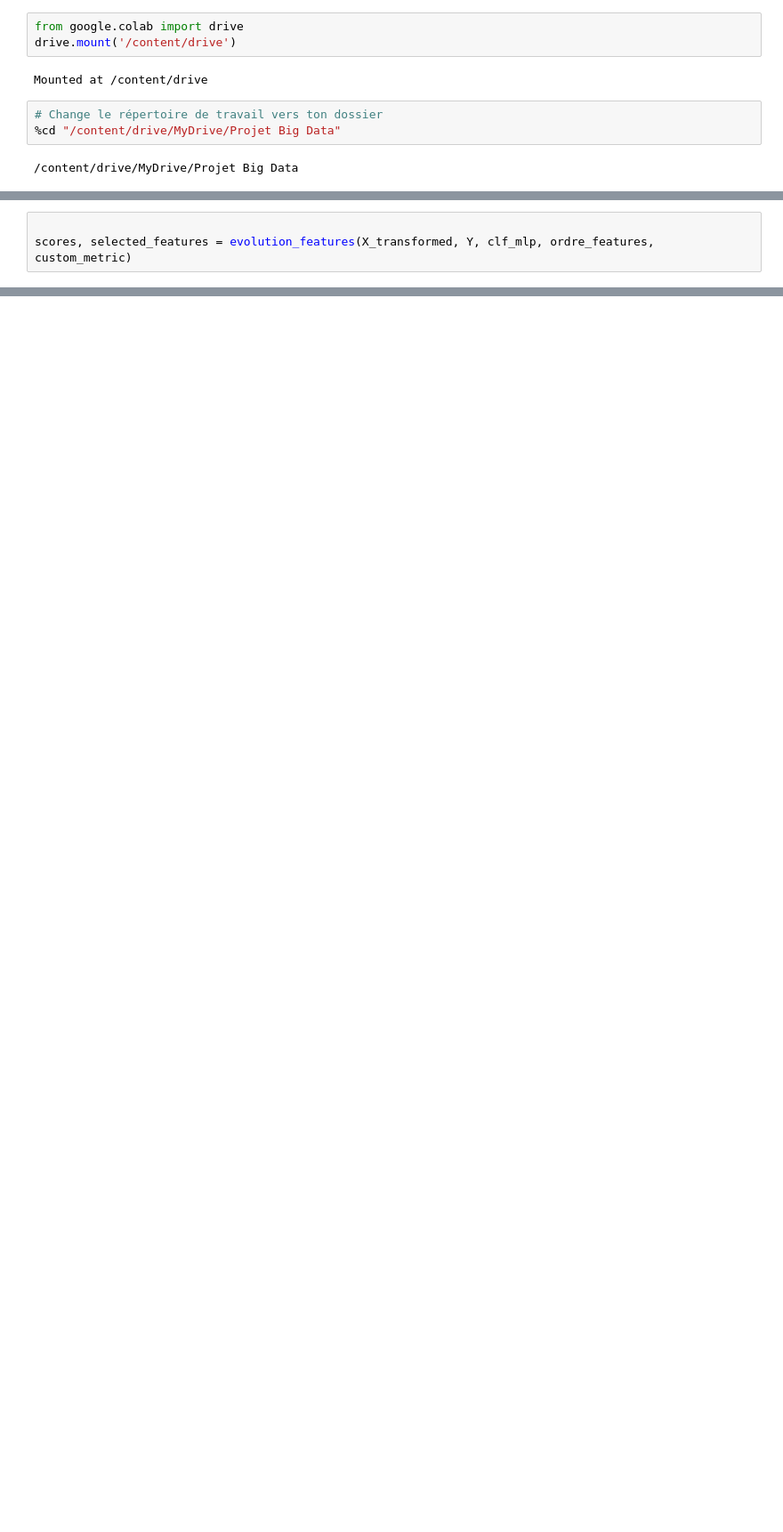
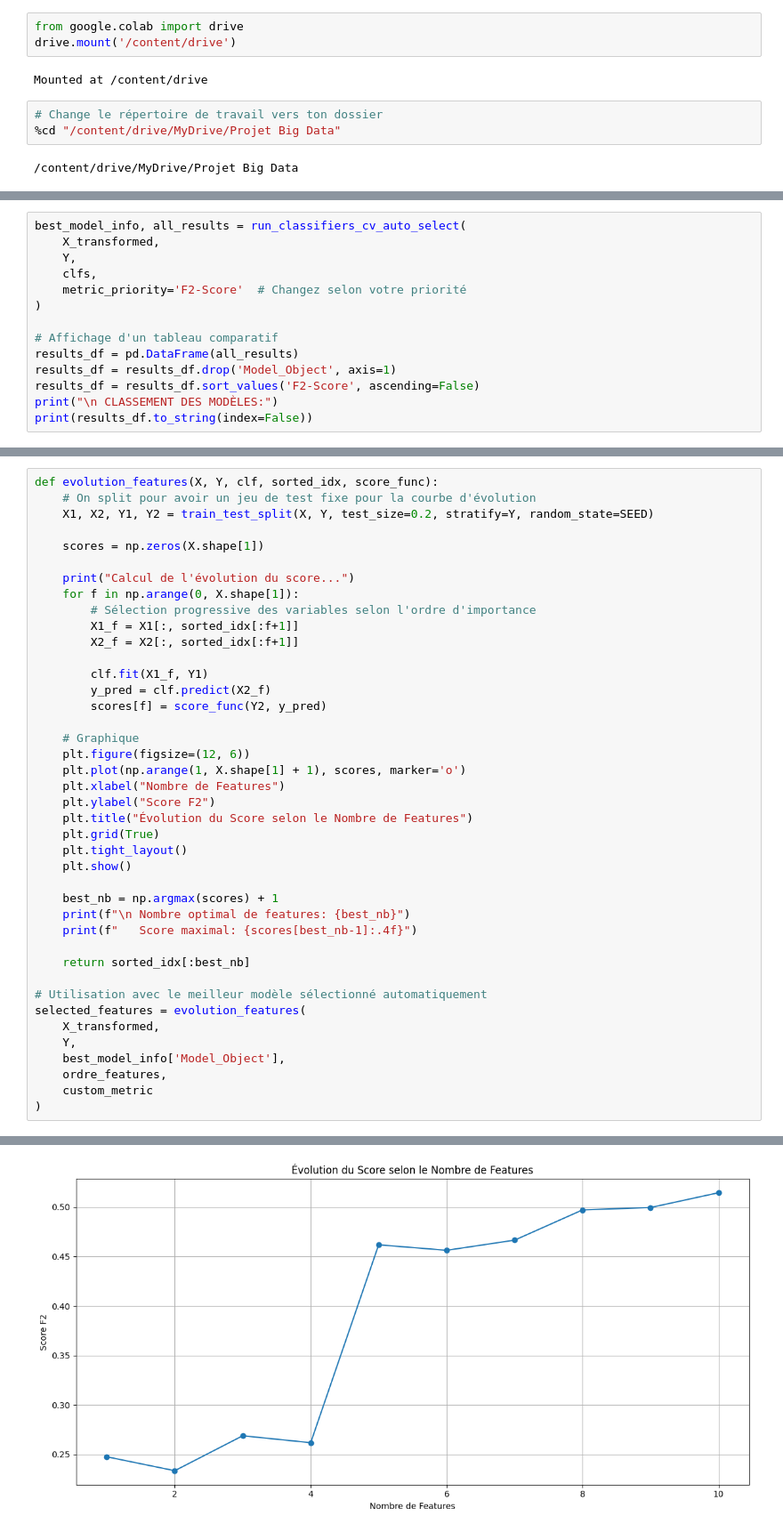
Before and after one commit to alimhtnour/Churn-Modelling, a Jupyter notebook: Moldel_predicted.ipynb, the cells around one changed output, grey strips where cells are left out. Shown at 89% size. Saved outputs shown, nothing was run; the diff lists cells and outputs as text; blank space fills up the shorter version.

```diff
--- a/Moldel_predicted.ipynb
+++ b/Moldel_predicted.ipynb
@@ -277,3 +10,0 @@ clf_mlp = MLPClassifier(hidden_layer_sizes=(20, 10), random_state=SEED, max_iter
-# %%
-
-scores, selected_features = evolution_features(X_transformed, Y, clf_mlp, ordre_features, custom_metric)
@@ -641,0 +160,14 @@ Tous les artefacts de la pipeline ont été sauvegardés.
+# %%
+best_model_info, all_results = run_classifiers_cv_auto_select(
+    X_transformed,
+    Y,
+    clfs,
+    metric_priority='F2-Score'  # Changez selon votre priorité
+)
+
+# Affichage d'un tableau comparatif
+results_df = pd.DataFrame(all_results)
+results_df = results_df.drop('Model_Object', axis=1)
+results_df = results_df.sort_values('F2-Score', ascending=False)
+print("\n CLASSEMENT DES MODÈLES:")
+print(results_df.to_string(index=False))
@@ -641,0 +225,42 @@ Tous les artefacts de la pipeline ont été sauvegardés.
+# %%
+def evolution_features(X, Y, clf, sorted_idx, score_func):
+    # On split pour avoir un jeu de test fixe pour la courbe d'évolution
+    X1, X2, Y1, Y2 = train_test_split(X, Y, test_size=0.2, stratify=Y, random_state=SEED)
+
+    scores = np.zeros(X.shape[1])
+
+    print("Calcul de l'évolution du score...")
+    for f in np.arange(0, X.shape[1]):
+        # Sélection progressive des variables selon l'ordre d'importance
+        X1_f = X1[:, sorted_idx[:f+1]]
+        X2_f = X2[:, sorted_idx[:f+1]]
+
+        clf.fit(X1_f, Y1)
+        y_pred = clf.predict(X2_f)
+        scores[f] = score_func(Y2, y_pred)
+
+    # Graphique
+    plt.figure(figsize=(12, 6))
+    plt.plot(np.arange(1, X.shape[1] + 1), scores, marker='o')
+    plt.xlabel("Nombre de Features")
+    plt.ylabel("Score F2")
+    plt.title("Évolution du Score selon le Nombre de Features")
+    plt.grid(True)
+    plt.tight_layout()
+    plt.show()
+
+    best_nb = np.argmax(scores) + 1
+    print(f"\n Nombre optimal de features: {best_nb}")
+    print(f"   Score maximal: {scores[best_nb-1]:.4f}")
+
+    return sorted_idx[:best_nb]
+
+# Utilisation avec le meilleur modèle sélectionné automatiquement
+selected_features = evolution_features(
+    X_transformed,
+    Y,
+    best_model_info['Model_Object'],
+    ordre_features,
+    custom_metric
+)
+# %% [output]
@@ -641,0 +268 @@ Tous les artefacts de la pipeline ont été sauvegardés.
+[figure, added]
```
Also changed, not shown: parts of 51 cells of this notebook, 6 other files.
